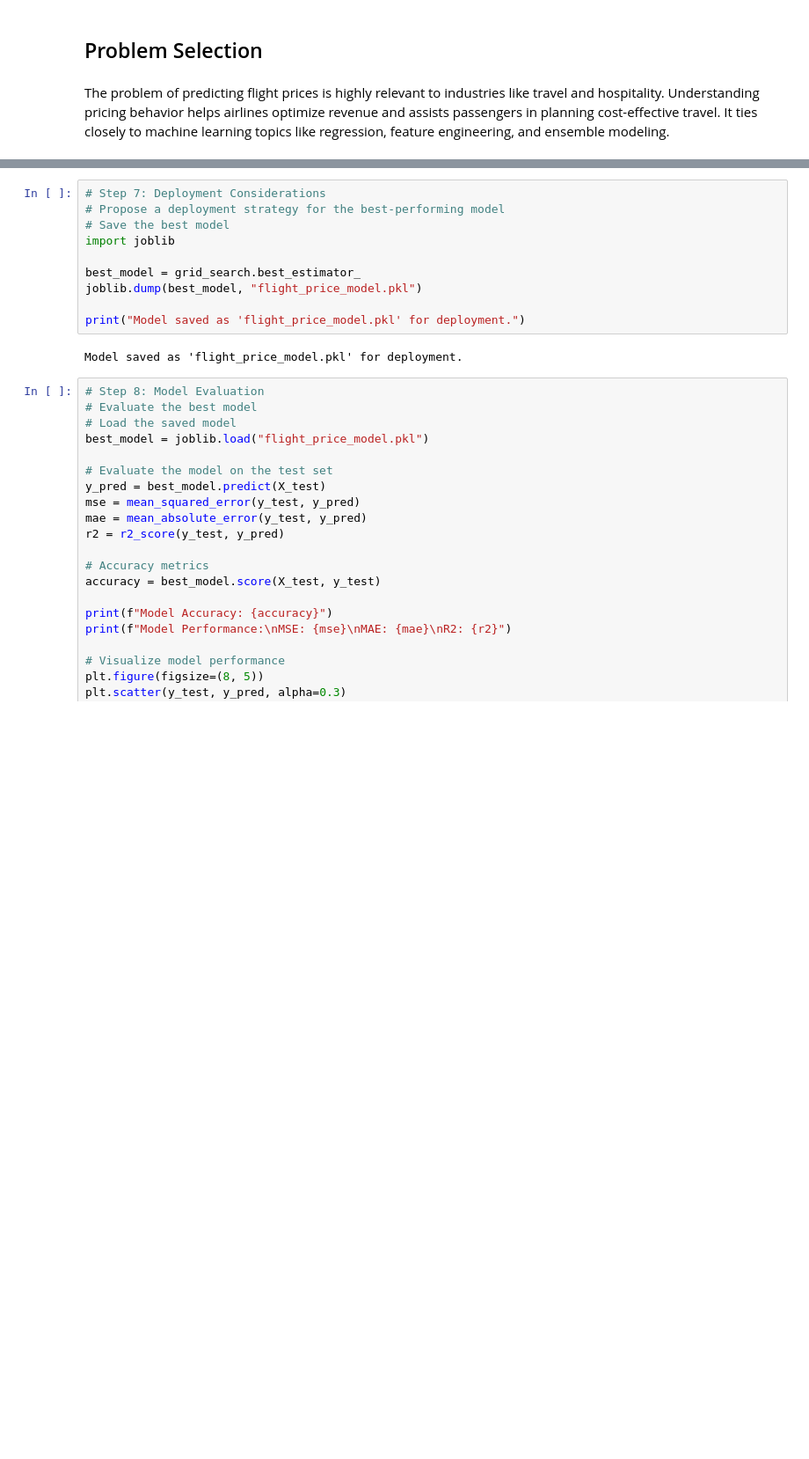
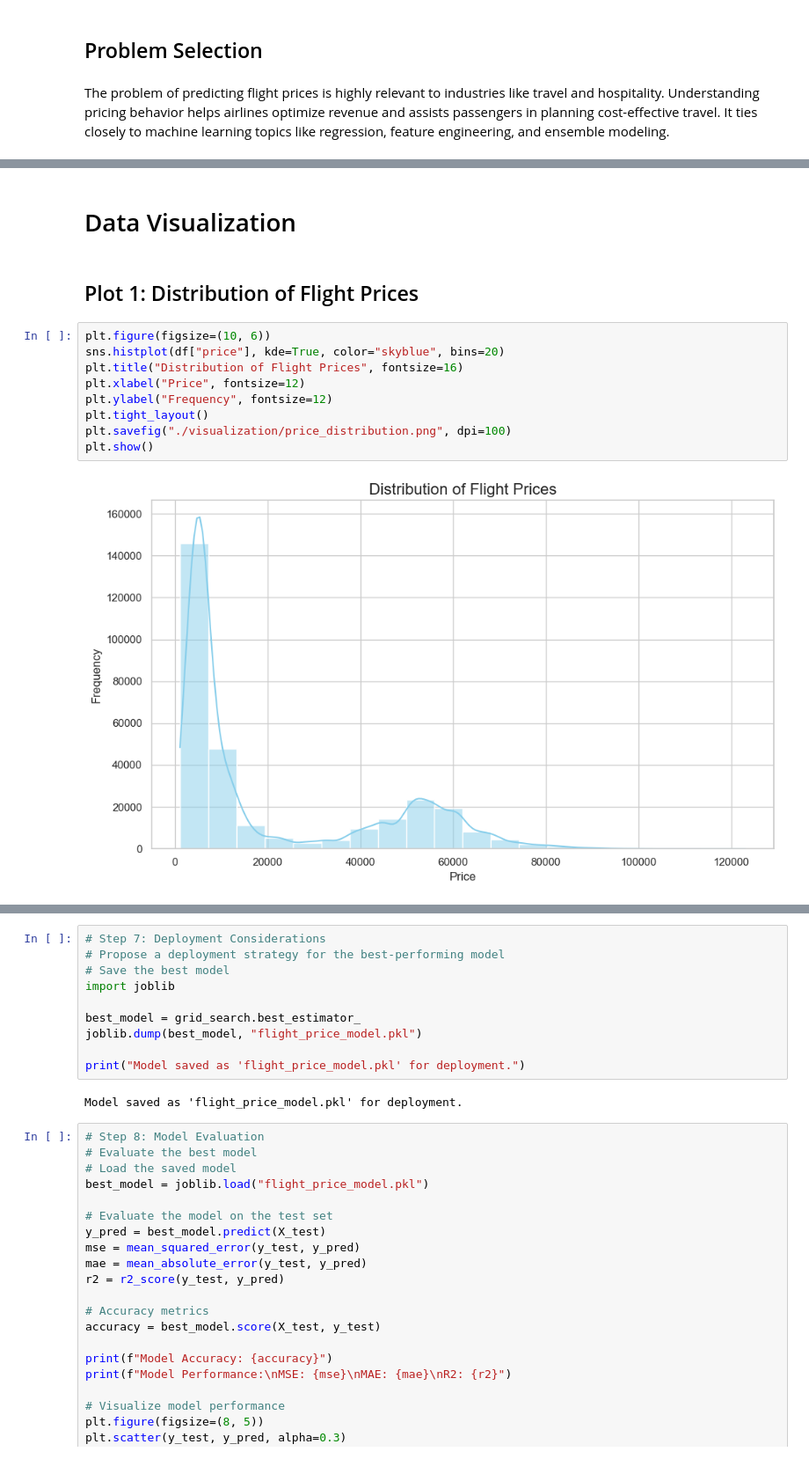
Before and after one commit to mrquantran/rai_7005_assessment_3, a Jupyter notebook: index.ipynb, the cells around one changed output, grey strips where cells are left out. Shown at 88% size. Saved outputs shown, nothing was run; the diff lists cells and outputs as text; blank space fills up the shorter version.

```diff
--- a/index.ipynb
+++ b/index.ipynb
@@ -98,0 +103,15 @@ dtype: int64
+# %% [markdown]
+# Data Visualization
+# %% [markdown]
+## Plot 1: Distribution of Flight Prices
+# %%
+plt.figure(figsize=(10, 6))
+sns.histplot(df["price"], kde=True, color="skyblue", bins=20)
+plt.title("Distribution of Flight Prices", fontsize=16)
+plt.xlabel("Price", fontsize=12)
+plt.ylabel("Frequency", fontsize=12)
+plt.tight_layout()
+plt.savefig("./visualization/price_distribution.png", dpi=100)
+plt.show()
+# %% [output]
+[figure, added]
```
Also changed, not shown: parts of 16 cells of this notebook, 4 other files.
